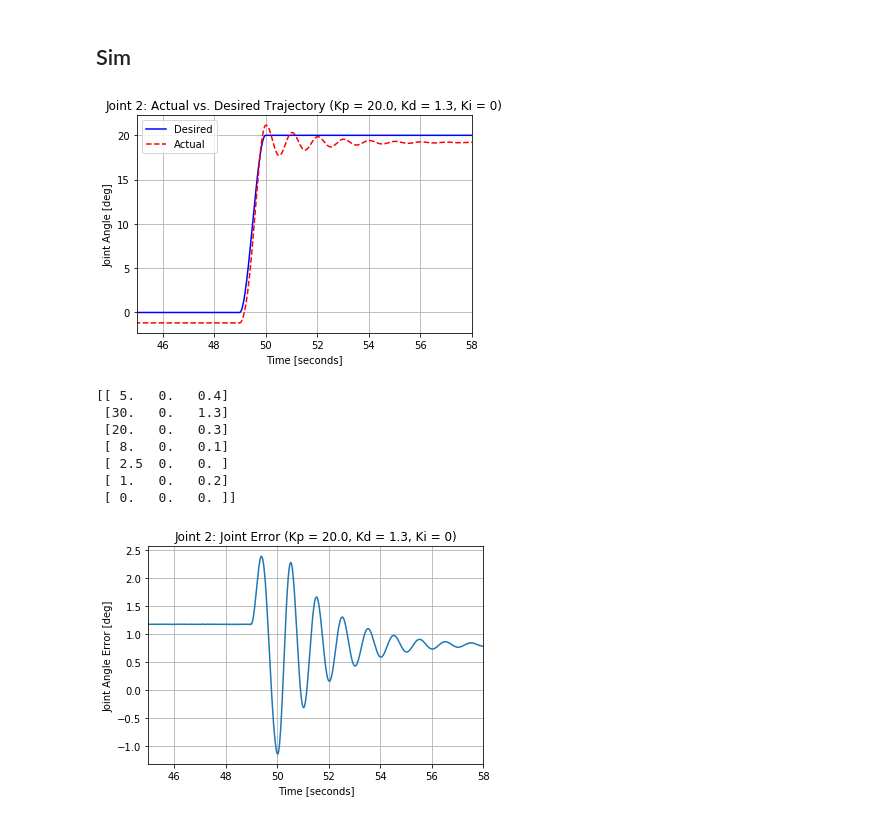
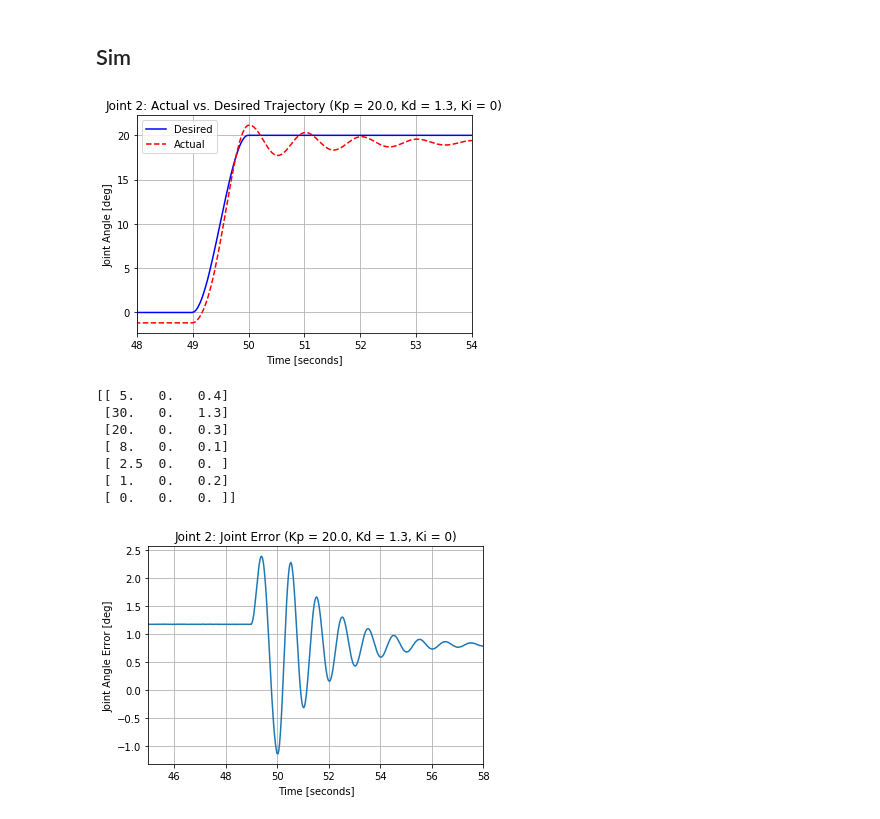
Before and after one commit to alonzolopez/bbot-master, a Jupyter notebook: rosbag/plot_joints_sim_pd.ipynb, the cells around one changed output. Cells and saved outputs as stored; diff of their text form; code cells hidden in the pictures.

```diff
--- a/rosbag/plot_joints_sim_pd.ipynb
+++ b/rosbag/plot_joints_sim_pd.ipynb
@@ -130,16 +130,16 @@ j2_error2 = [pos[1]*180./math.pi for pos in j2_error]
 # %%
 plt.plot(j2_time, j2_desired2, 'b-', label="Desired")
 plt.plot(j2_time, j2_actual2, 'r--', label="Actual")
 plt.ylabel('Joint Angle [deg]')
 plt.xlabel('Time [seconds]')
 plt.title('Joint 2: Actual vs. Desired Trajectory (Kp = 20.0, Kd = 1.3, Ki = 0)')
 plt.legend(loc="upper left")
-plt.xlim(45, 58)
+plt.xlim(48, 54)
 plt.grid()
 plt.show()
 print(j2_pid)
 # %% [output]
-[figure, old version]
+[figure, new version]
 [[ 5.   0.   0.4]
  [30.   0.   1.3]
  [20.   0.   0.3]
```
Also changed, not shown: 4 other files.
